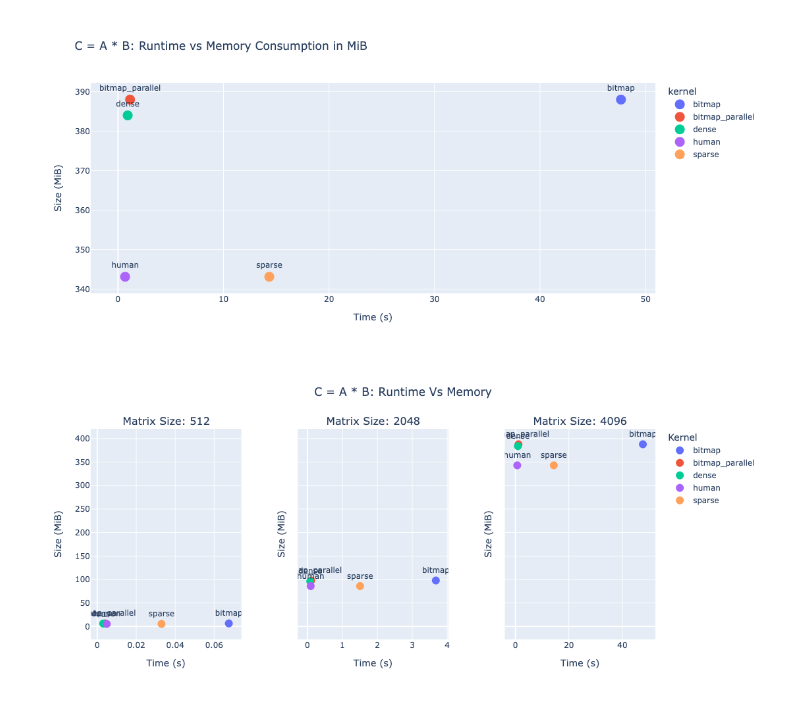
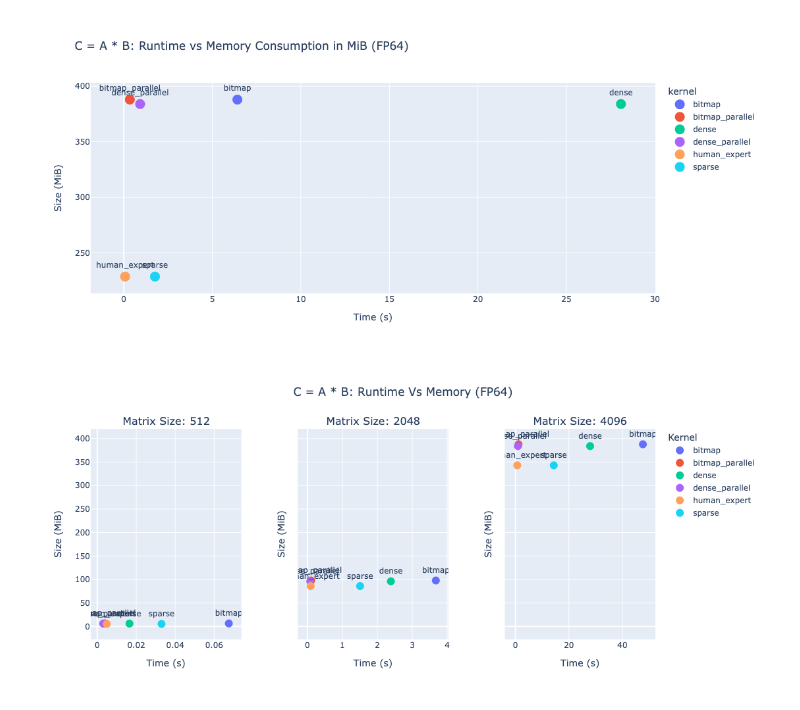
Before and after one commit to AndradeKaio/spgemm-benchmark, a Jupyter notebook: combined.ipynb, the cells around one changed output. Cells and saved outputs as stored; diff of their text form; code cells hidden in the pictures.

```diff
--- a/combined.ipynb
+++ b/combined.ipynb
@@ -6,12 +6,14 @@ import plotly.express as px
 # %%
 # memory
 taco_dense_mem = pd.read_csv("./results/taco_dense_mem.csv")
+taco_dense_parallel_mem = pd.read_csv("./results/taco_dense_mem.csv")
 taco_sparse_mem = pd.read_csv("./results/taco_csr_mem.csv")
 taco_sparse_opt_mem = pd.read_csv("./results/taco_csr_mem.csv")
 bitmap_mem = pd.read_csv("./results/bitmap_mem.csv")
 bitmap_parallel_mem = pd.read_csv("./results/bitmap_parallel_mem.csv")
 # runtime
 taco_dense_run = pd.read_csv("./results/taco_dense_run.csv")
+taco_dense_parallel_run = pd.read_csv("./results/taco_dense_parallel_run.csv")
 taco_sparse_run = pd.read_csv("./results/taco_csr_seq_run.csv")
 taco_sparse_opt_run = pd.read_csv("./results/taco_csr_opt_run.csv")
 bitmap_run = pd.read_csv("./results/bitmap_run.csv")
@@ -23,16 +25,18 @@ bitmap_parallel_run = pd.read_csv("./results/bitmap_parallel_run.csv")
 # %%
 mem_frames = [
     format_mem(taco_dense_mem, "dense"),
+    format_mem(taco_dense_parallel_mem, "dense_parallel"),
     format_mem(taco_sparse_mem, "sparse"),
-    format_mem(taco_sparse_opt_mem, "human"),
+    format_mem(taco_sparse_opt_mem, "human_expert"),
     format_mem(bitmap_mem, "bitmap"),
     format_mem(bitmap_parallel_mem, "bitmap_parallel"),
 ]
 # %%
 run_frames = [
     format_runtime(taco_dense_run, "dense"),
+    format_runtime(taco_dense_parallel_run, "dense_parallel"),
     format_runtime(taco_sparse_run, "sparse"),
-    format_runtime(taco_sparse_opt_run, "human"),
+    format_runtime(taco_sparse_opt_run, "human_expert"),
     format_runtime(bitmap_run, "bitmap"),
     format_runtime(bitmap_parallel_run, "bitmap_parallel"),
 ]
@@ -46,21 +50,21 @@ merged = pd.merge(run_df, mem_df[['kernel', 'M', 'K', 'sparsity', 'file', 'mb']]
 full_df = merged[['M', 'K', 'seconds', 'kernel', 'sparsity', 'mb']]
 full_df = full_df.sort_values(by=['M', 'sparsity'])
 # %%
-single_df = full_df[(full_df["M"] == 4096) & (full_df["sparsity"] == 50)]
+single_df = full_df[(full_df["M"] == 4096) & (full_df["sparsity"] == 90)]
 fig = px.scatter(single_df,
       x='seconds',
       y='mb',
       hover_data=["seconds", "mb"],
       color='kernel',
       text='kernel',
-      title='C = A * B: Runtime vs Memory Consumption in MiB',
+      title='C = A * B: Runtime vs Memory Consumption in MiB (FP64)',
       labels={'seconds': 'Time (s)', 'mb': 'Size (MiB)'},
-      width=800, height=500,
+      width=1000, height=500,
 )
 fig.update_traces(marker_size=15, textposition='top center')
 fig.show()
 # %% [output]
-[figure, old version]
+[figure, new version]
 # %%
 SIZES = [512, 2048, 4096]
 SPARSITY = 50
@@ -110,7 +114,7 @@ for i, df in enumerate(df_list, start=1):
         )
 
 fig.update_layout(
-    title_text="C = A * B: Runtime Vs Memory",
+    title_text="C = A * B: Runtime Vs Memory (FP64)",
     title_x=0.5,
     height=500,
     width=1600,
@@ -129,4 +133,4 @@ fig.update_traces(marker=dict(size=12), textposition='top center')
 
 fig.show()
 # %% [output]
-[figure, old version]
+[figure, new version]
```
Also changed, not shown: 2 other files.
